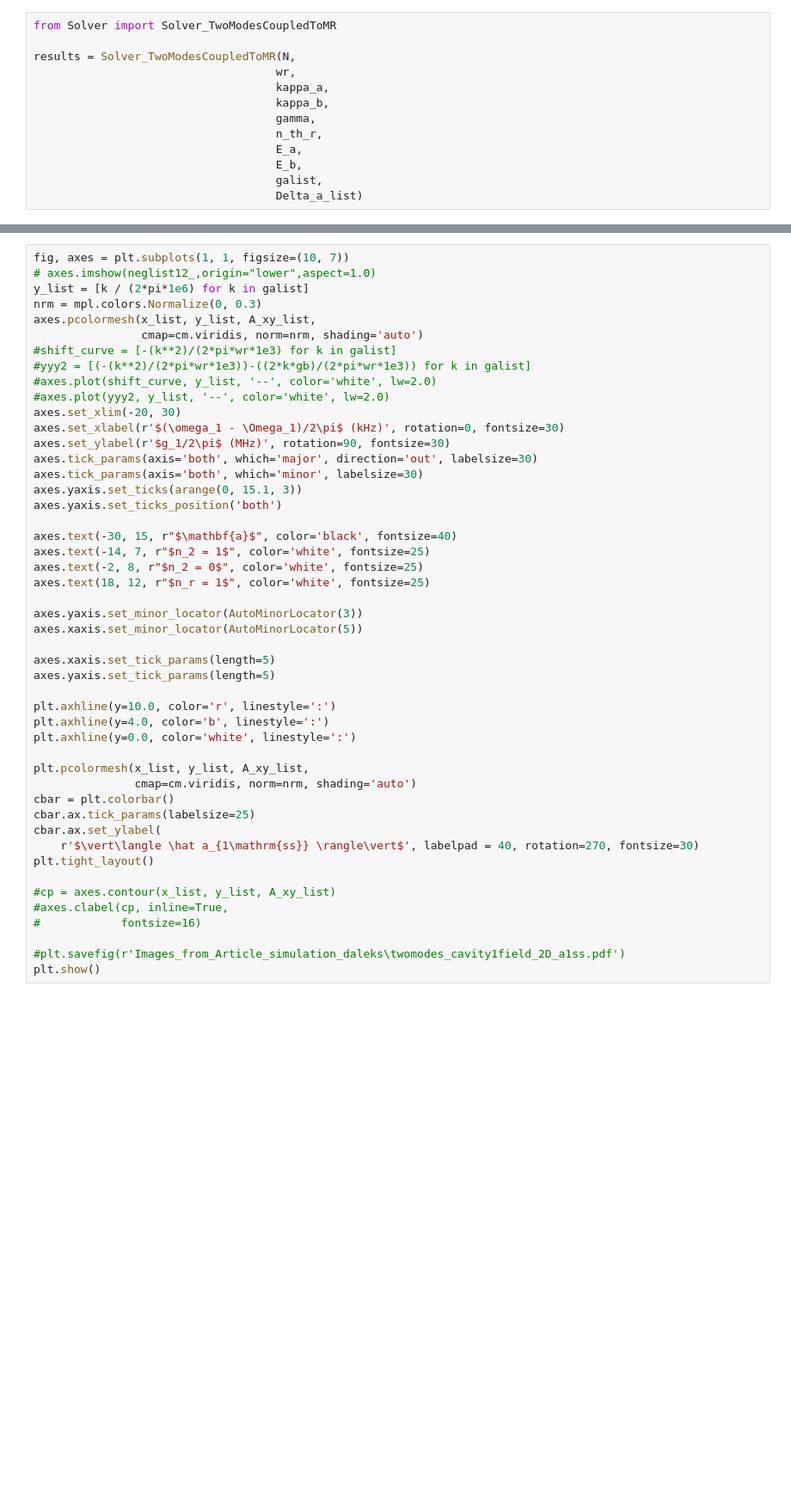
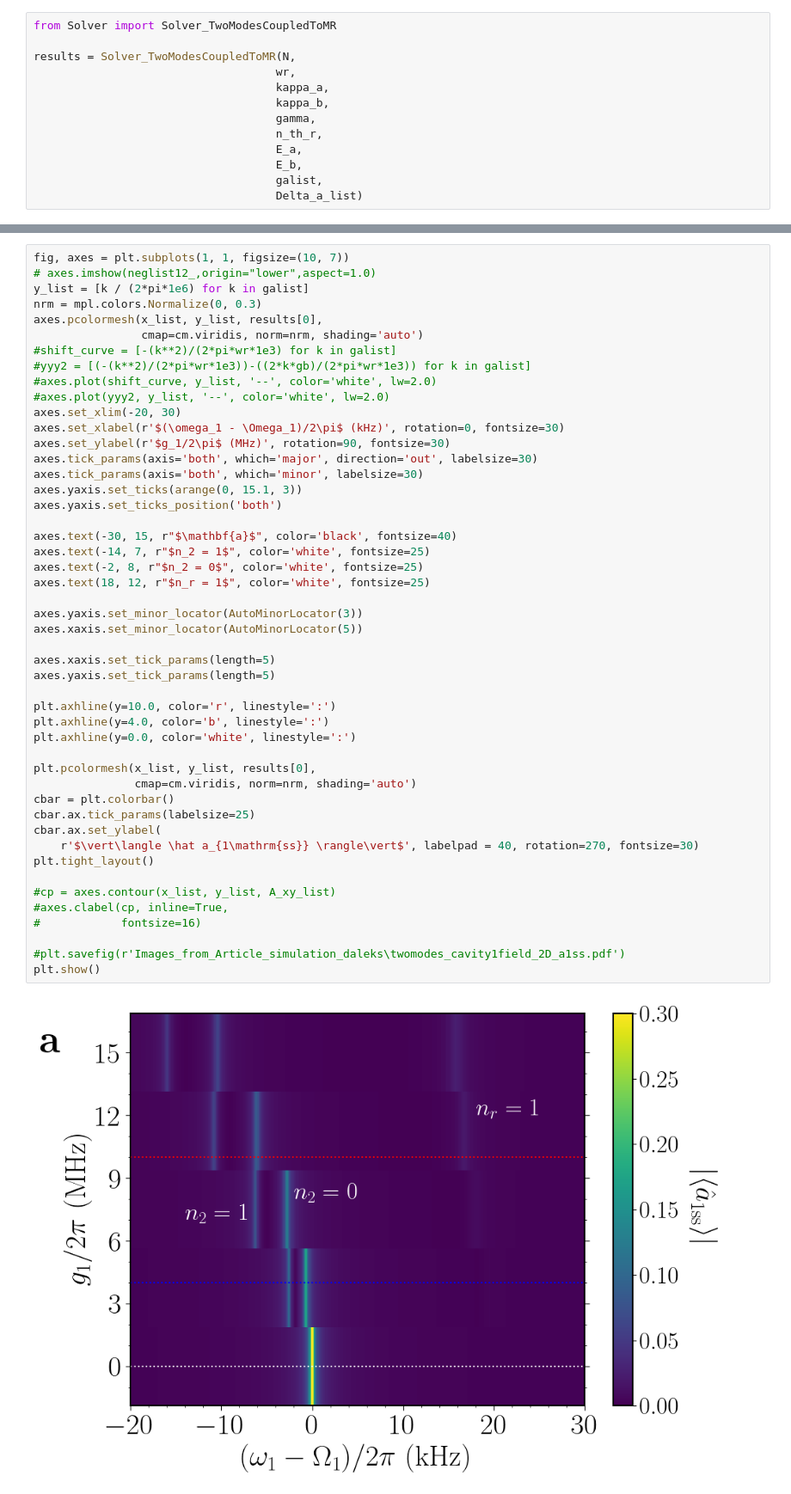
Before and after one commit to asantanah/code_for_paper, a Jupyter notebook: Artigo_simulations_.ipynb, the cells around one changed output, grey strips where cells are left out. Shown at 86% size. Drawn from its saved outputs; the diff is of its cells as text; blank space fills up the shorter version.

```diff
--- a/Artigo_simulations_.ipynb
+++ b/Artigo_simulations_.ipynb
@@ -609,7 +610,7 @@ fig, axes = plt.subplots(1, 1, figsize=(10, 7))
 # axes.imshow(neglist12_,origin="lower",aspect=1.0)
 y_list = [k / (2*pi*1e6) for k in galist]
 nrm = mpl.colors.Normalize(0, 0.3)
-axes.pcolormesh(x_list, y_list, A_xy_list,
+axes.pcolormesh(x_list, y_list, results[0],
                 cmap=cm.viridis, norm=nrm, shading='auto')
 #shift_curve = [-(k**2)/(2*pi*wr*1e3) for k in galist]
 #yyy2 = [(-(k**2)/(2*pi*wr*1e3))-((2*k*gb)/(2*pi*wr*1e3)) for k in galist]
@@ -624,34 +625,36 @@ axes.yaxis.set_ticks(arange(0, 15.1, 3))
 axes.yaxis.set_ticks_position('both')
 
 axes.text(-30, 15, r"$\mathbf{a}$", color='black', fontsize=40)
 axes.text(-14, 7, r"$n_2 = 1$", color='white', fontsize=25)
 axes.text(-2, 8, r"$n_2 = 0$", color='white', fontsize=25)
 axes.text(18, 12, r"$n_r = 1$", color='white', fontsize=25)
 
 axes.yaxis.set_minor_locator(AutoMinorLocator(3))
 axes.xaxis.set_minor_locator(AutoMinorLocator(5))
 
 axes.xaxis.set_tick_params(length=5)
 axes.yaxis.set_tick_params(length=5)
 
 plt.axhline(y=10.0, color='r', linestyle=':')
 plt.axhline(y=4.0, color='b', linestyle=':')
 plt.axhline(y=0.0, color='white', linestyle=':')
 
-plt.pcolormesh(x_list, y_list, A_xy_list,
+plt.pcolormesh(x_list, y_list, results[0],
                cmap=cm.viridis, norm=nrm, shading='auto')
 cbar = plt.colorbar()
 cbar.ax.tick_params(labelsize=25)
 cbar.ax.set_ylabel(
     r'$\vert\langle \hat a_{1\mathrm{ss}} \rangle\vert$', labelpad = 40, rotation=270, fontsize=30)
 plt.tight_layout()
 
 #cp = axes.contour(x_list, y_list, A_xy_list)
 #axes.clabel(cp, inline=True,
 #            fontsize=16)
 
 #plt.savefig(r'Images_from_Article_simulation_daleks\twomodes_cavity1field_2D_a1ss.pdf')
 plt.show()
+# %% [output]
+[figure, added]
 # %%
 fig, axes = plt.subplots(1, 1, figsize=(10, 7))
 
```
Also changed, not shown: parts of 11 cells of this notebook, 1 other file.
